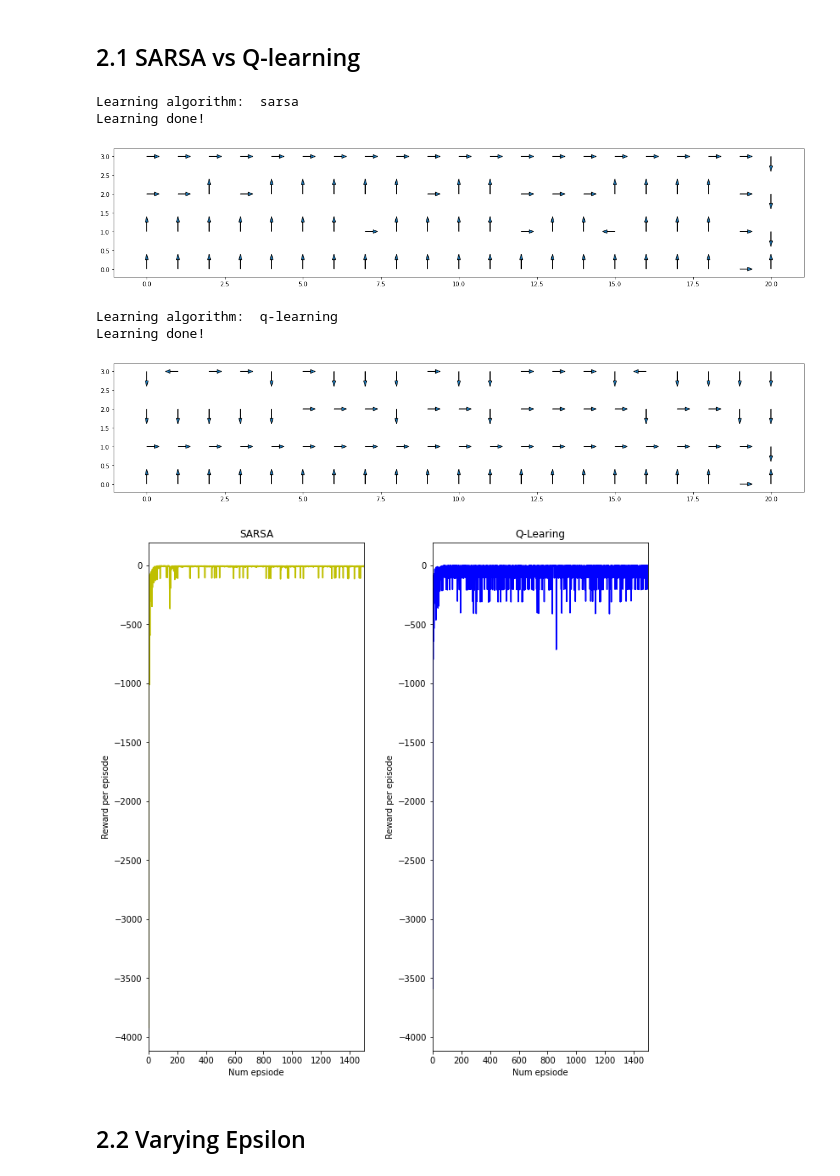
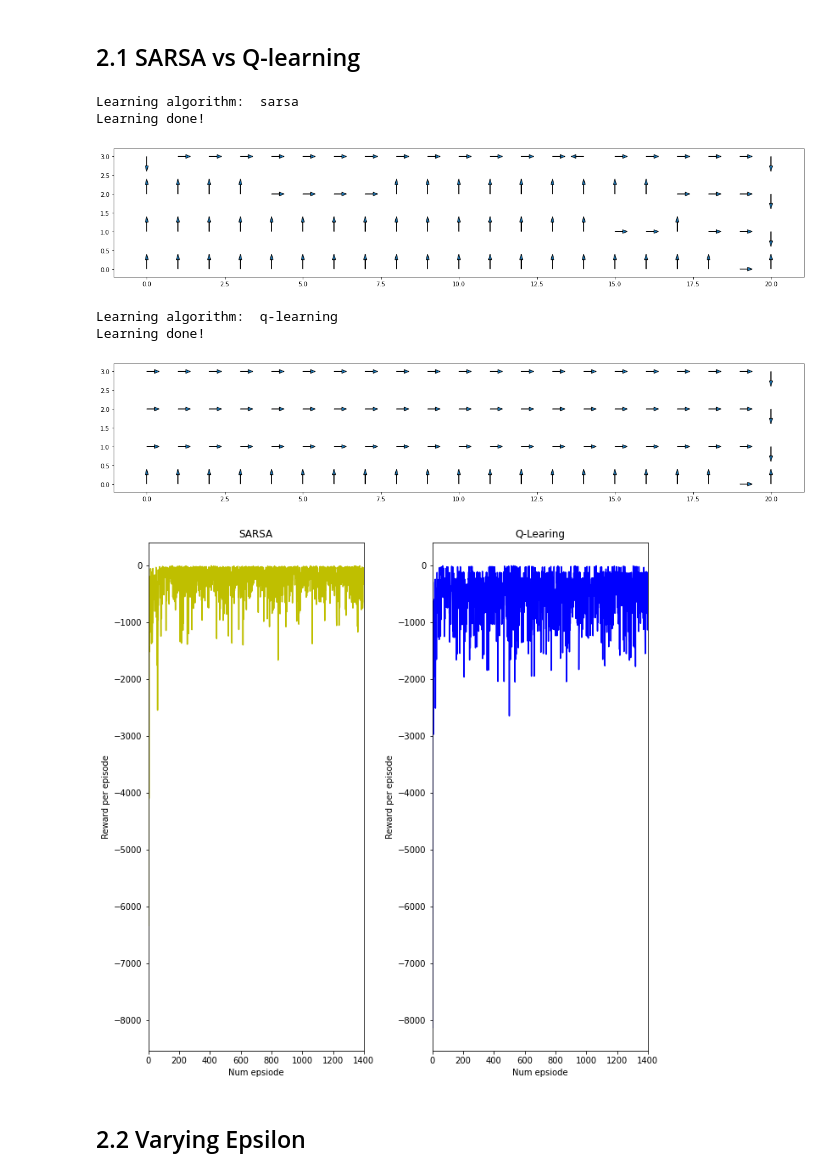
Before and after one commit to AnkurSatya/Multi-agent-systems, a Jupyter notebook: 6/Sarsa_Q-learning.ipynb, the cells around one changed output. Drawn from its saved outputs; the diff is of its cells as text; code cells hidden in the pictures.

```diff
--- a/6/Sarsa_Q-learning.ipynb
+++ b/6/Sarsa_Q-learning.ipynb
@@ -240,7 +240,7 @@ params = {
 # %% [markdown]
 ## 2.1 SARSA vs Q-learning
 # %%
-epsilon = 0.1
+epsilon = 0.6
 scale  = 0.25
 params["pos_obstacles"] = np.array([(0, i) for i in range(1, params["ncols"]-1)])
 # %%
@@ -254,7 +254,7 @@ plt.savefig("./images/cliff_walk_sarsa_policy_{}_new.jpg".format(params["epsilon
 # %% [output]
 Learning algorithm:  sarsa
 Learning done!
-[figure, old version]
+[figure, new version]
 # %%
 learning_method="q-learning"
 
@@ -265,28 +265,28 @@ plt.savefig("./images/cliff_walk_q_learning_policy_{}.jpg".format(epsilon), bbox
 # %% [output]
 Learning algorithm:  q-learning
 Learning done!
-[figure, old version]
+[figure, new version]
 # %%
 fig, ax = plt.subplots(1, 2, figsize=(10, 10))
 
 fig.tight_layout(pad=5.0)
 
 ax[0].plot(np.arange(1, len(sarsa_rewards) + 1), sarsa_rewards, c='y', label = "SARSA")
 ax[0].set_xlabel("Num epsiode")
 ax[0].set_ylabel("Reward per episode")
 ax[0].set_title("SARSA")
-ax[0].set_xlim(0, 1000)
+ax[0].set_xlim(0, 1400)
 
 ax[1] = plt.subplot(1, 2, 2, sharey=ax[0], sharex=ax[0])
 ax[1].plot(np.arange(1, len(q_learning_rewards) + 1), q_learning_rewards, c='b', label="Q-learning")
 ax[1].set_xlabel("Num epsiode")
 ax[1].set_ylabel("Reward per episode")
 ax[1].set_title("Q-Learing")
-ax[1].set_xlim(0, 1500)
+ax[1].set_xlim(0, 1400)
 
 plt.savefig("./images/cliff_sarsa_and_q_learning_reward_{}.jpg".format(epsilon), bbox_inches="tight")
 # %% [output]
-[figure, old version]
+[figure, new version]
 # %% [markdown]
 ## 2.2 Varying Epsilon
 # %%
```
Also changed, not shown: parts of 5 cells of this notebook, 15 other files.
